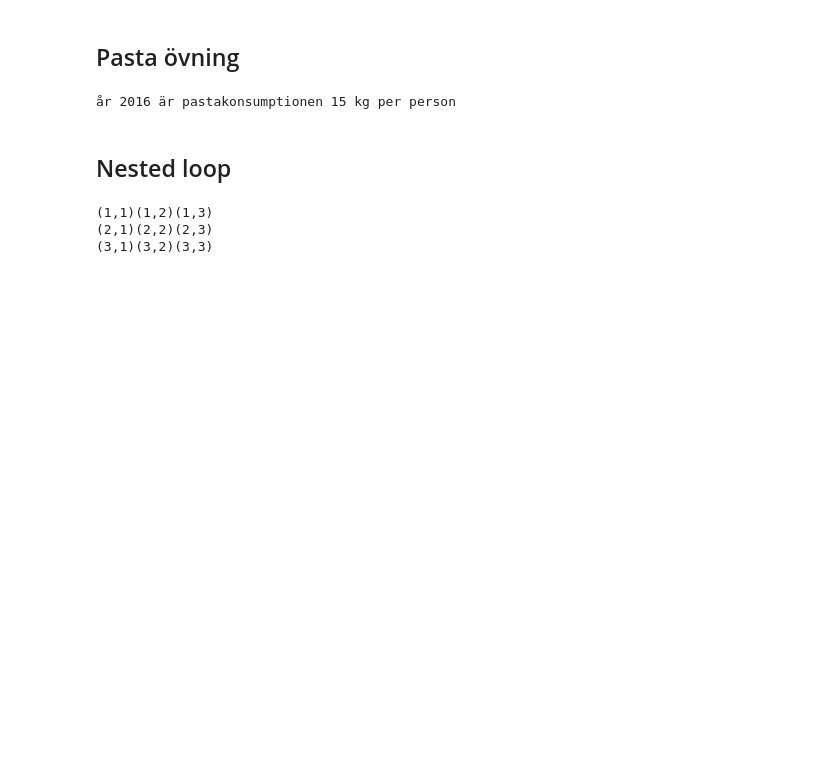
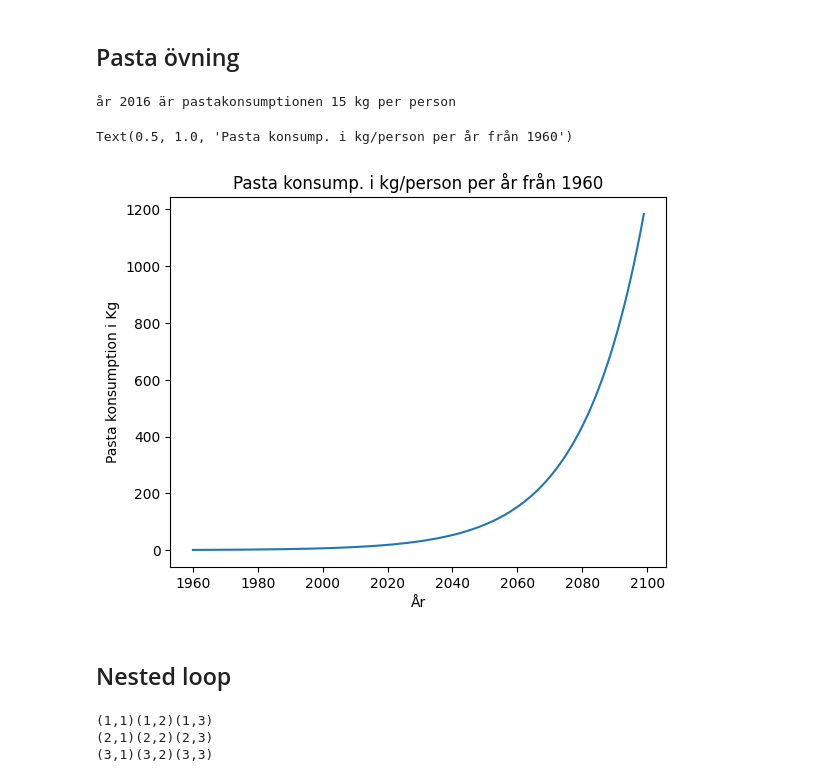
Before and after one commit to SauronGunnars/Python-Sara-Gunnars, a Jupyter notebook: Code-alongs/L3-for-statements.ipynb, the cells around one changed output. Drawn from its saved outputs; the diff is of its cells as text; code cells hidden in the pictures; blank space fills up the shorter version.

```diff
--- a/Code-alongs/L3-for-statements.ipynb
+++ b/Code-alongs/L3-for-statements.ipynb
@@ -52,6 +52,24 @@ for year in range(10000):
         break
 # %% [output]
 år 2016 är pastakonsumptionen 15 kg per person
+# %%
+import matplotlib.pyplot as plt
+import math
+# creates empty list
+pasta_per_year = []
+
+# loops 140 years - difference between 1960 and 2100
+for year in range(140):
+    pasta_consumption = .791*math.exp(.0526*year)
+    pasta_per_year.append(pasta_consumption)
+
+plt.plot(range(1960, 2100), pasta_per_year)
+plt.xlabel("År")
+plt.ylabel("Pasta konsumption i Kg")
+plt.title("Pasta konsump. i kg/person per år från 1960")
+# %% [output]
+Text(0.5, 1.0, 'Pasta konsump. i kg/person per år från 1960')
+[figure, added]
 # %% [markdown]
 ## Nested loop
 # %%
```
